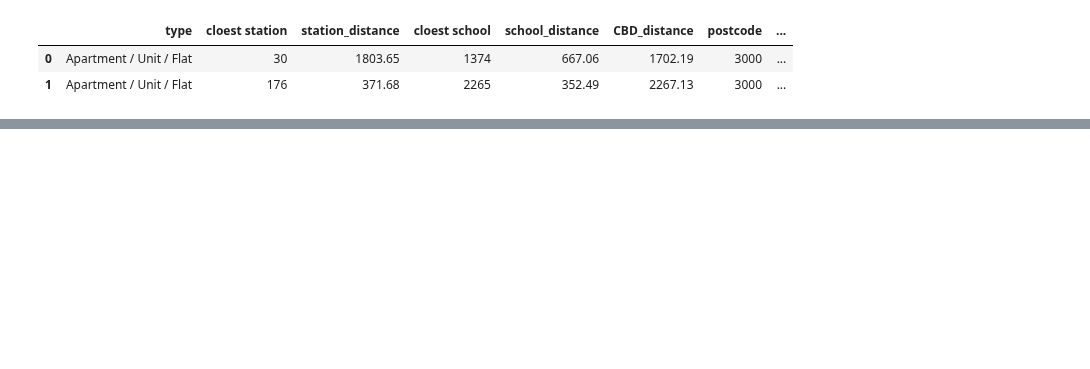
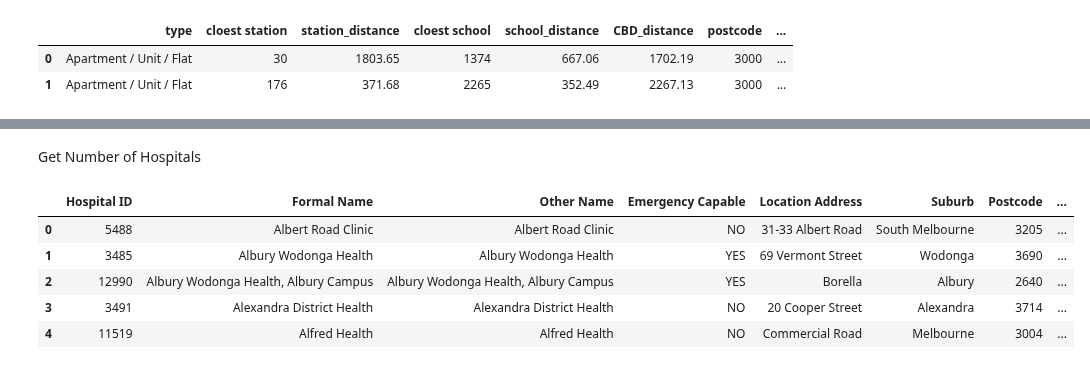
Before and after one commit to MAST30034-Applied-Data-Science/generic-real-estate-consulting-project-group-6, a Jupyter notebook: notebooks/preoprecess_suburb.ipynb, the cells around one changed output, grey strips where cells are left out. Cells and saved outputs as stored; diff of their text form; code cells hidden in the pictures; blank space fills up the shorter version.

```diff
--- a/notebooks/preoprecess_suburb.ipynb
+++ b/notebooks/preoprecess_suburb.ipynb
@@ -26,0 +95,12 @@ property.head(2)
+# %% [markdown]
+Get Number of Hospitals
+# %%
+hospital = pd.read_csv("../data/raw/MainHospitalList.csv")
+hospital.head()
+# %% [output]
+|  | Hospital ID | Formal Name | Other Name | Emergency Capable | Location Address | Suburb | Postcode | ... |
+| 0 | 5488 | Albert Road Clinic | Albert Road Clinic | NO | 31-33 Albert Road | South Melbourne | 3205 | ... |
+| 1 | 3485 | Albury Wodonga Health | Albury Wodonga Health | YES | 69 Vermont Street | Wodonga | 3690 | ... |
+| 2 | 12990 | Albury Wodonga Health, Albury Campus | Albury Wodonga Health, Albury Campus | YES | Borella | Albury | 2640 | ... |
+| 3 | 3491 | Alexandra District Health | Alexandra District Health | NO | 20 Cooper Street | Alexandra | 3714 | ... |
+| 4 | 11519 | Alfred Health | Alfred Health | NO | Commercial Road | Melbourne | 3004 | ... |
```
Also changed, not shown: parts of 19 cells of this notebook, 2 other files.
